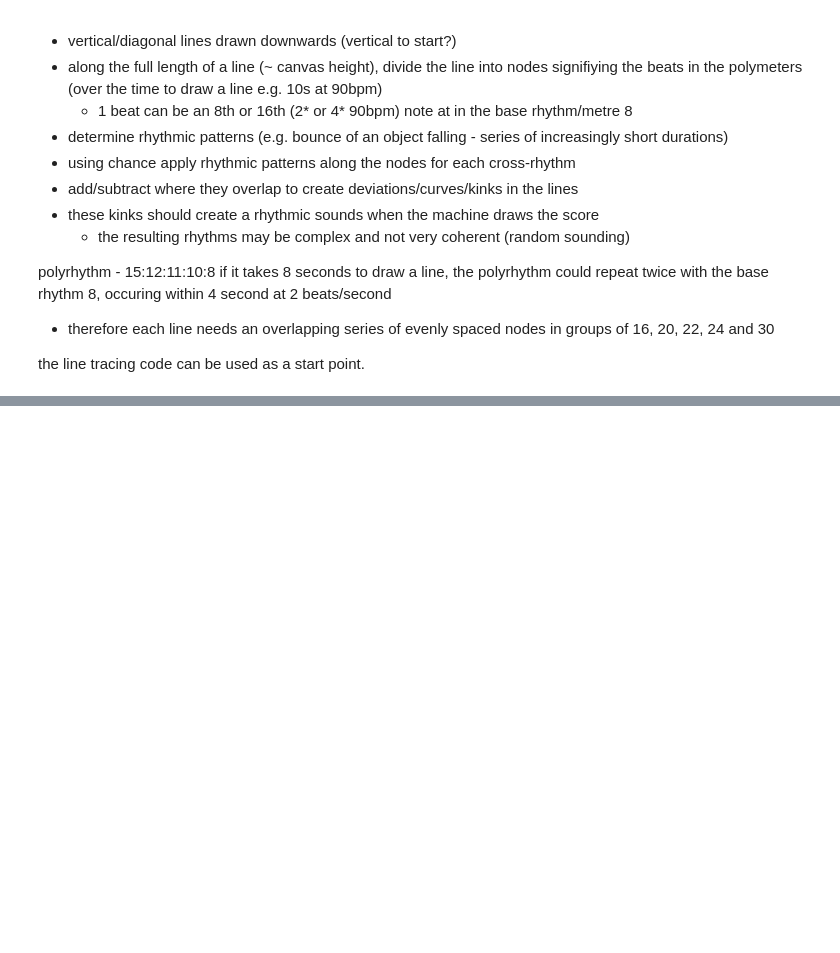
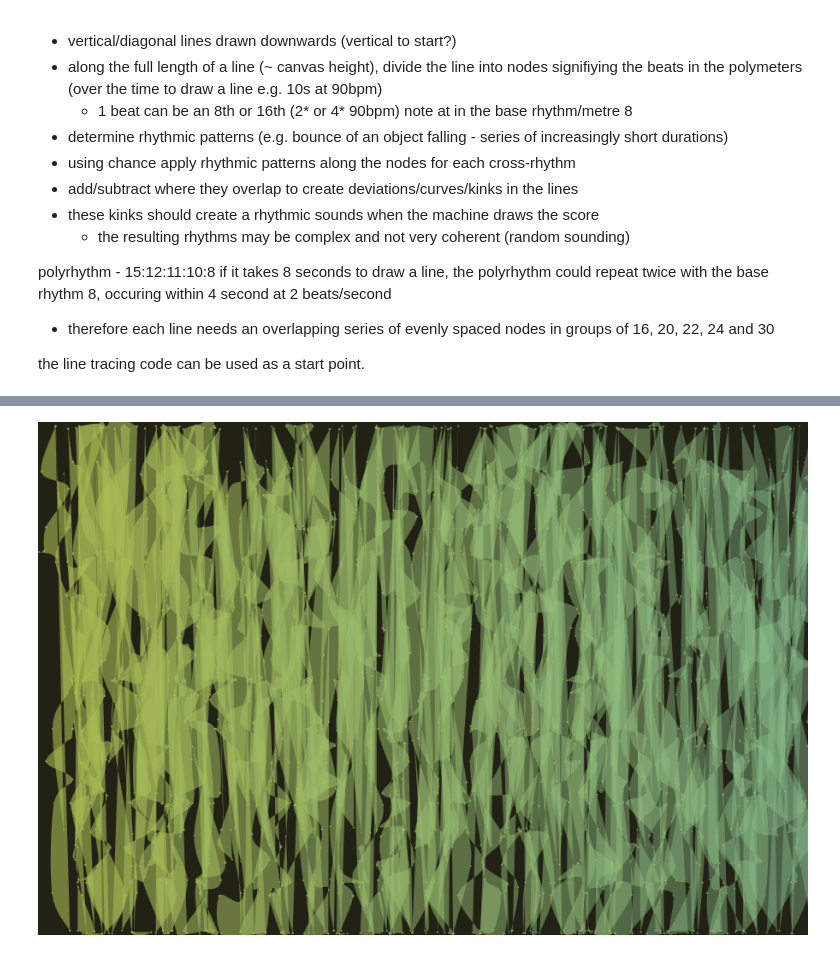
Before and after one commit to ybrow001/generative_graphic_score, a Jupyter notebook: graphic_score.ipynb, the cells around one changed output, grey strips where cells are left out. Saved outputs shown, nothing was run; the diff lists cells and outputs as text; code cells hidden in the pictures; blank space fills up the shorter version.

```diff
--- a/graphic_score.ipynb
+++ b/graphic_score.ipynb
@@ -355,44 +355,46 @@ def draw_circles():
         for i in range(len(summed_line[lin])):
             stroke(r_val, g_val, 80, alpha_val)
 
-            x_random.append(random.uniform(-2,9))
+            x_random.append(random.uniform(-12,31))
             # if draw_line() is called from this loop, vertex shapes are much denser - blurred lines effect
 
             stroke_weight(1)
             fill(r_val, g_val, b_val, alpha_val)
-            circle(x + x_random[i], summed_line[lin][i] + y_offset, random.uniform(4,5))
+            circle(x + x_random[i], summed_line[lin][i] + y_offset, random.uniform(1,2))
             r_val -= 0.1
             g_val += 0.02
             b_val += 0.2
             alpha_val -= 0.167
             # print(r_val, g_val, b_val, alpha_val)
 
         draw_line(x_random, summed_line[lin]) # store all x values for a line to be called at once in the draw_line() loop per line
         # move to the right
         x += line_spacing
 
 draw_pass = 0
 def draw_passes():
     global x, y_offset, draw_pass
     x_init = 11
     x_offset = 0
 
     x = x_init
 
-    while draw_pass <= 11: # higher than division of ~line_spacing to cause overlap
+    while draw_pass <= 5: # higher than division of ~line_spacing to cause overlap
         calc_lines()
 
         draw_circles()
 
         draw_pass += 1
-        x_offset += (line_spacing*1.104)/7 # adding some interesting displacement in overlap
+        x_offset += (line_spacing*1.104)/4 # adding some interesting displacement in overlap
         y_offset += random.uniform(-1, 3)
         x = x_init + x_offset
 
 
 draw_passes()
 
-# show()
+show()
+# %% [output]
+[figure, added]
 # %%
 # line tracing code - as basis/example
 
```
Also changed, not shown: parts of 1 cell of this notebook, 2 other files.
